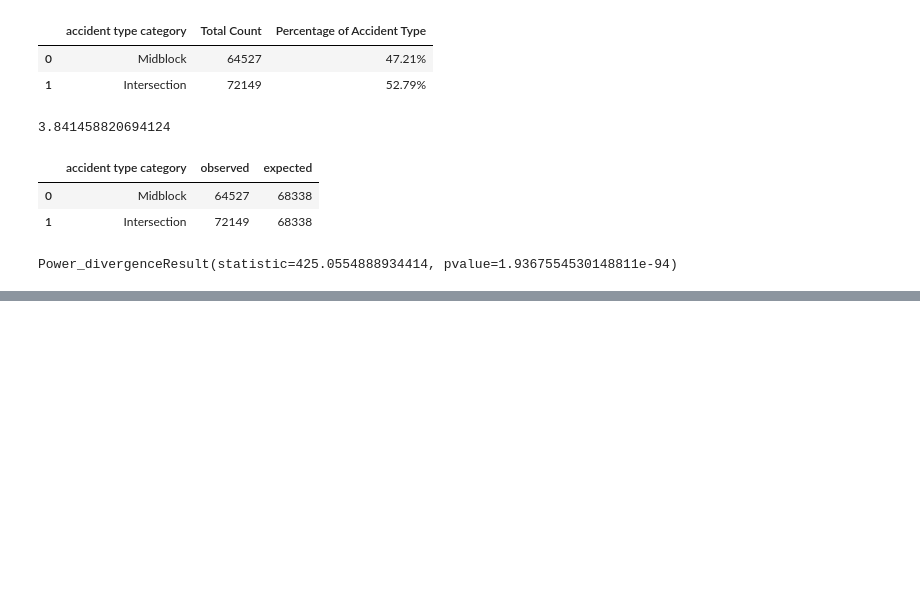
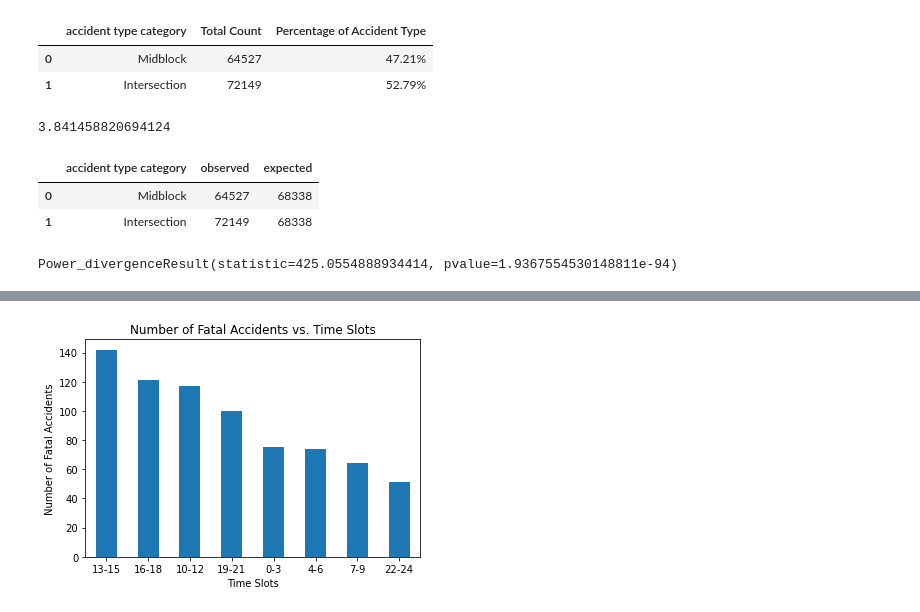
Before and after one commit to NZeinali/project_one, a Jupyter notebook: crash_beta.ipynb, the cells around one changed output, grey strips where cells are left out. Saved outputs shown, nothing was run; the diff lists cells and outputs as text; code cells hidden in the pictures; blank space fills up the shorter version.

```diff
--- a/crash_beta.ipynb
+++ b/crash_beta.ipynb
@@ -235,0 +229,9 @@ Name: TOTAL_BIKE_INVOLVED, dtype: int64
+# %%
+time_bins = [0, 359, 659, 959, 1259, 1559, 1859, 2159, 2359]
+time_names = ["0-3", "4-6", "7-9", "10-12", "13-15", "16-18", "19-21", "22-24"]
+
+group_time_df = crash_data
+group_time_df["Time Interval"] = pd.cut(group_time_df["CRASH_TIME"],time_bins, labels=time_names)
+group_time_df
+
+group_time_df["Time Interval"].value_counts()
@@ -235,0 +248,3 @@ Name: TOTAL_BIKE_INVOLVED, dtype: int64
+# %%
+severity_time_groupby = group_time_df.groupby(["SEVERITY"])["Time Interval"].value_counts()
+severity_time_groupby
@@ -235,0 +282,7 @@ Name: TOTAL_BIKE_INVOLVED, dtype: int64
+# %%
+severity_time_groupby["Fatal"].plot(kind="bar", title="Number of Fatal Accidents vs. Time Slots",rot=0)
+plt.ylabel("Number of Fatal Accidents")
+plt.xlabel("Time Slots")
+plt.show()
+# %% [output]
+[figure, added]
```
Also changed, not shown: parts of 6 cells of this notebook, 2 other files.
